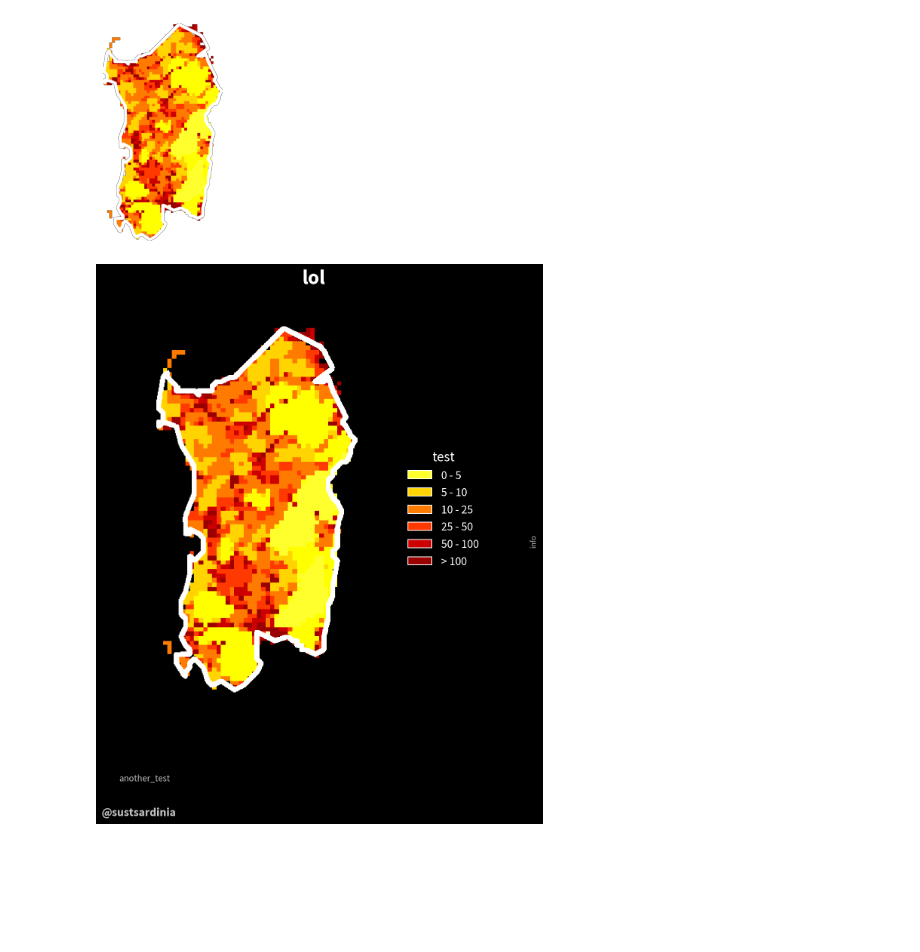
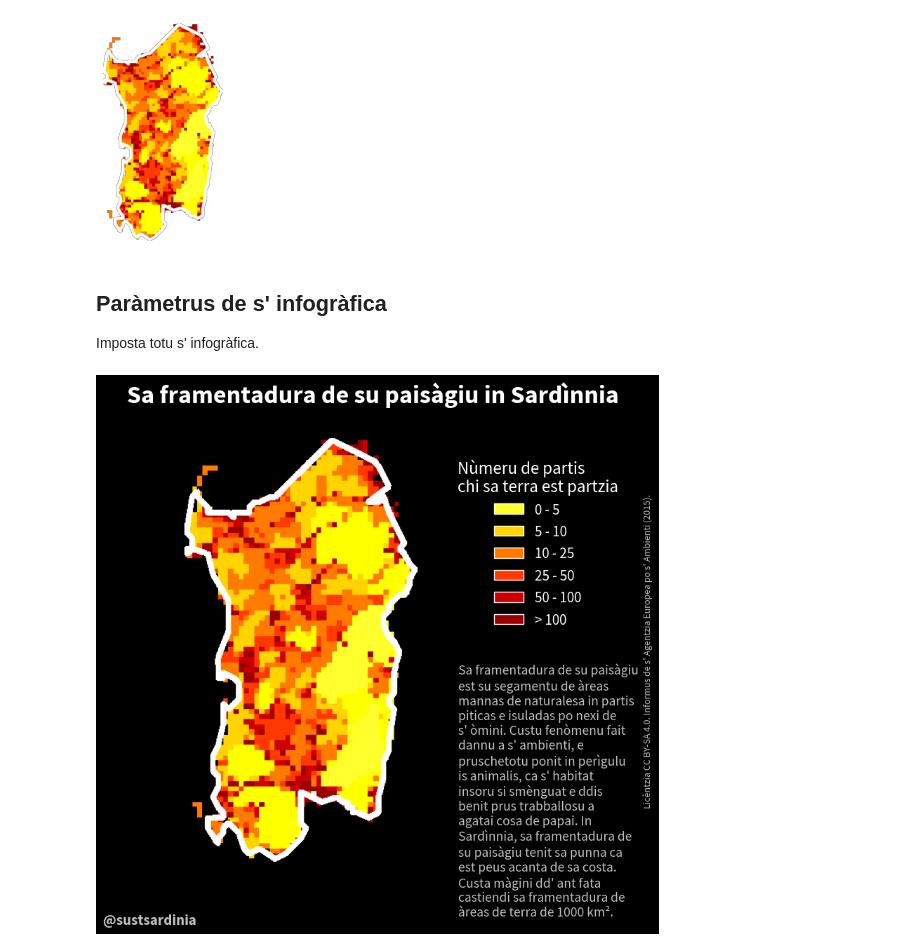
Before and after one commit to sustainablesardinia/various-infographics, a Jupyter notebook: landscape-fragmentation/LandscapeFragmentation.ipynb, the cells around one changed output. Cells and saved outputs as stored; diff of their text form; code cells hidden in the pictures; blank space fills up the shorter version.

Commit message:
Apronta s' infogràfica de sa framentadura de su paisàgiu

```diff
--- a/landscape-fragmentation/LandscapeFragmentation.ipynb
+++ b/landscape-fragmentation/LandscapeFragmentation.ipynb
@@ -34,6 +42,11 @@ for curr_color in colors:
 [1.        1.        0.7882353 1.       ]
 [1. 1. 1. 1.]
 [figure]
+# %% [markdown]
+Paràmetrus de s' infogràfica
+----------------------------
+
+Imposta totu s' infogràfica.
 # %%
 import sys
 import os
@@ -109,23 +115,29 @@ def _plot_legend(ax, colors, classes, title, style_options):
 # %%
 import helpers
 
+def _get_colors_and_classes():
+    html_colors = ["ffff2e", "ffd400", "ff7b00", "ff3900", "cc0000", "9a0000"]
+    classes = [0, 5, 10, 25, 50, 100]
+    rgb_colors = [helpers.html_to_rgb(color) for color in html_colors]
+    return (rgb_colors, classes)
 
-def _plot_whole_infographic(title, label_title, description, info):
+def _plot_whole_infographic(title, legend_title, description, info, horizontal_offset_description=0):
     # Overall settings
     style_options = helpers.set_style()
     colors, classes = _get_colors_and_classes()
 
-    fig, axes = _create_default_image_canvas(style_options)
+    figure_size_inches = (8, 8)
+    fig, axes = _create_default_image_canvas(style_options, figure_size_inches)
 
     _plot_main_map(axes[0])
 
-    _plot_legend(axes[1], colors, classes, label_title, style_options)
+    _plot_legend(axes[1], colors, classes, legend_title, style_options)
 
     # Add text
     fig.suptitle(title, fontsize=style_options["title_size"], fontweight="bold")
 
     plt.figtext(
-        0.999,
+        0.99,
         0.5,
         info,
         rotation=90,
@@ -148,10 +160,10 @@ def _plot_whole_infographic(title, label_title, description, info):
         },
     )
     plt.figtext(
-        0.06,
-        0.08,
+        0.65+horizontal_offset_description,
+        0.25,
         helpers.break_text(
-            description, style_options["max_description_text_characters"]
+            description, int(style_options["max_description_text_characters"]*0.3)
         ),
         ha="left",
         va="center",
@@ -161,10 +173,14 @@ def _plot_whole_infographic(title, label_title, description, info):
             "color": style_options["description_text_color"],
         },
     )
-# %%
-_plot_whole_infographic(
-    title="lol", label_title="test", description="another_test", info="info"
-)
-# plt.savefig("figures/srd/gini.png", bbox_inches="tight")
-# %% [output]
-[figure, removed]
+# %%
+_plot_whole_infographic(
+    title="Sa framentadura de su paisàgiu in Sardìnnia",
+    legend_title="Nùmeru de partis\nchi sa terra est partzia",
+    description="Sa framentadura de su paisàgiu est su segamentu de àreas mannas de naturalesa in partis piticas e isuladas po nexi de s' òmini. Custu fenòmenu fait dannu a s' ambienti, e pruschetotu ponit in perìgulu is animalis, ca s' habitat insoru si smènguat e ddis benit prus trabballosu a agatai cosa de papai. In Sardìnnia, sa framentadura de su paisàgiu tenit sa punna ca est peus acanta de sa costa. Custa màgini dd' ant fata castiendi sa framentadura de àreas de terra de 1000 km².",
+    info="Licèntzia CC BY-SA 4.0. Informus de s' Agentzia Europea po s' Ambienti (2015).",
+    horizontal_offset_description=0.002
+)
+plt.savefig("figures/srd.png")
+# %% [output]
+[figure, added]
```
Also changed, not shown: parts of 5 cells of this notebook, 4 other files.
